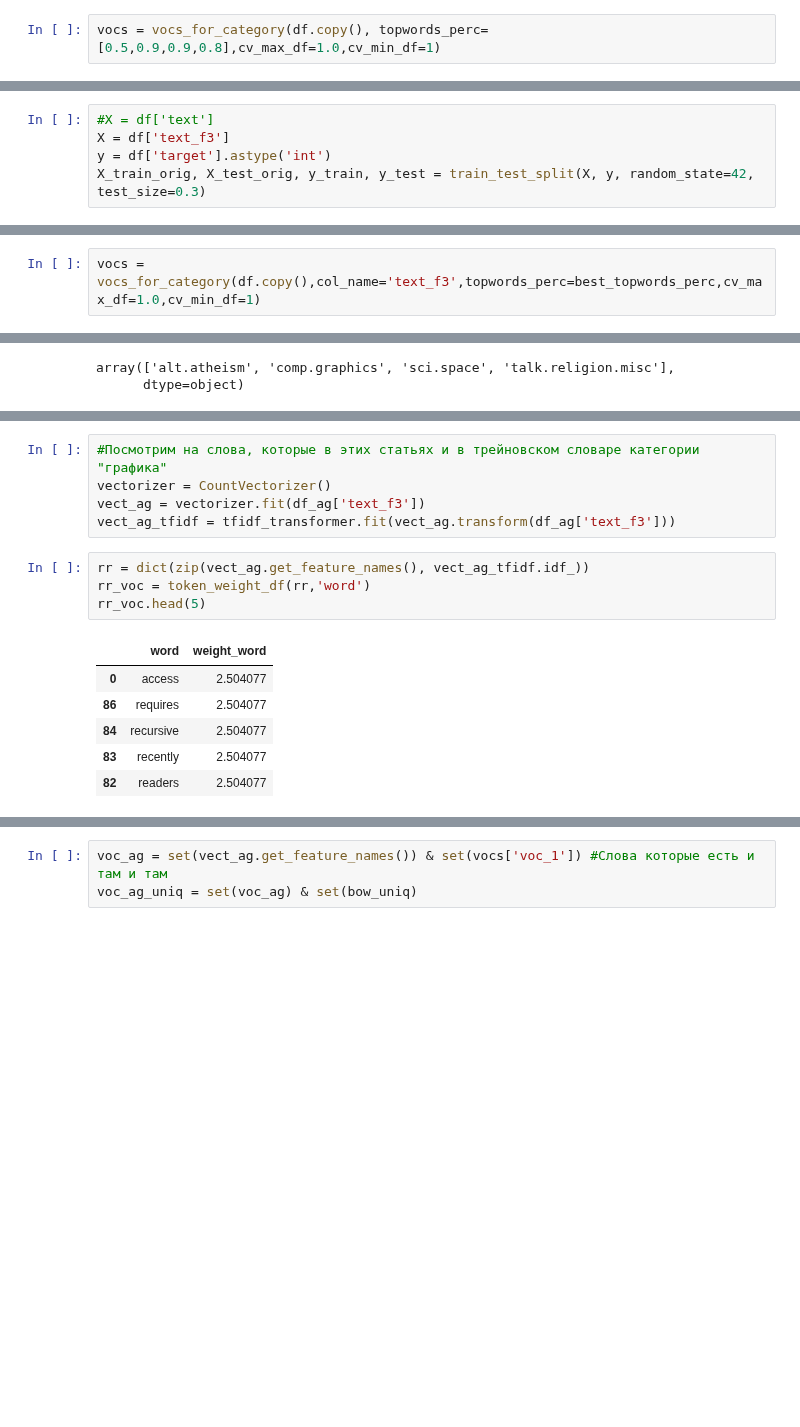
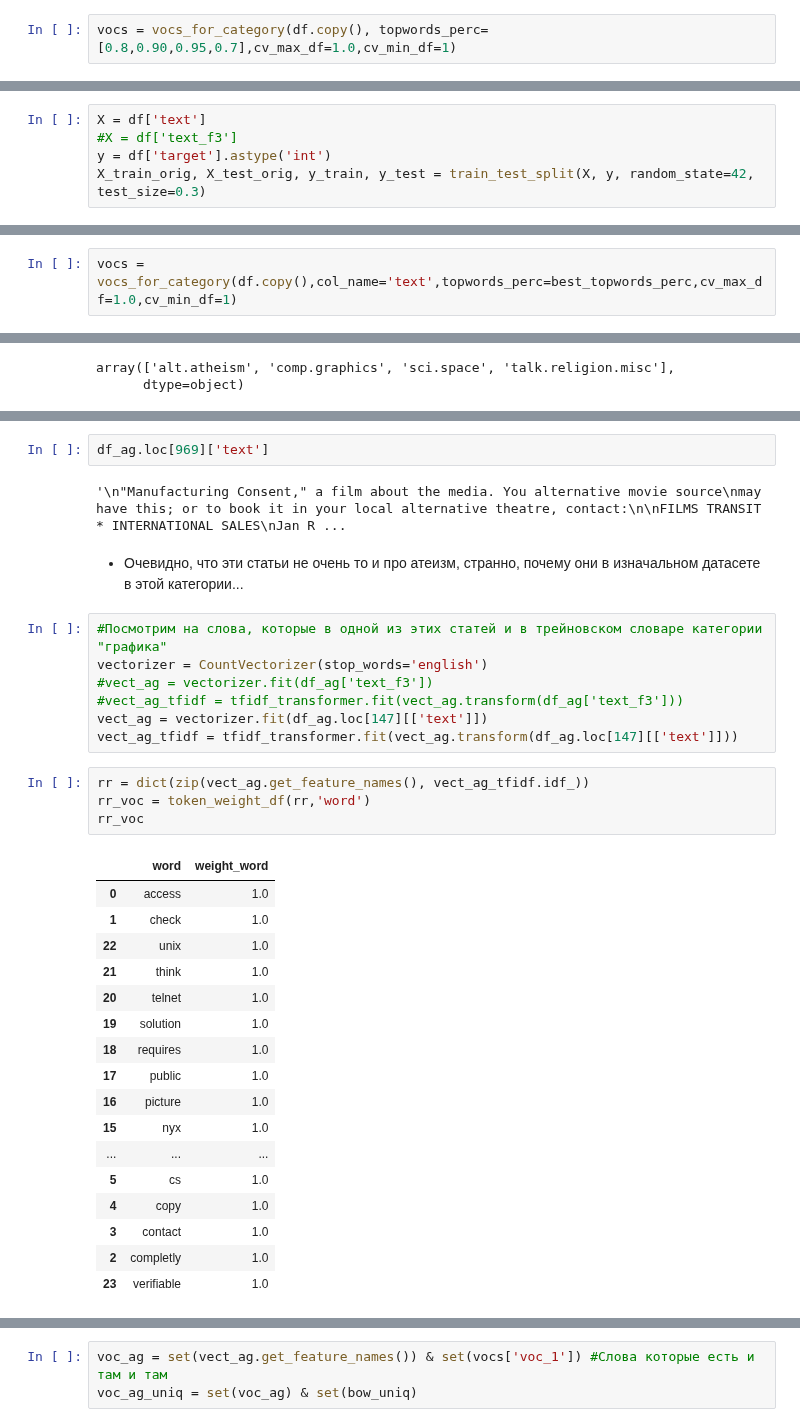
Before and after one commit to D7nis/Course-ML-Classic, a Jupyter notebook: Practice/7. Наивный Байес и Классификация текстов/07-text-classification-bayes_DDA.ipynb, the cells around one changed output, grey strips where cells are left out. Drawn from its saved outputs; the diff is of its cells as text; blank space fills up the shorter version.

```diff
--- a/Practice/7. Наивный Байес и Классификация текстов/07-text-classification-bayes_DDA.ipynb
+++ b/Practice/7. Наивный Байес и Классификация текстов/07-text-classification-bayes_DDA.ipynb
@@ -1028,5 +1019,5 @@ df['text_f3'] = df['text'].apply(lambda r: re_Parse(r,cv_parse=True,tresh=True,c
 # %%
-vocs = vocs_for_category(df.copy(), topwords_perc=[0.5,0.9,0.9,0.8],cv_max_df=1.0,cv_min_df=1)
+vocs = vocs_for_category(df.copy(), topwords_perc=[0.8,0.90,0.95,0.7],cv_max_df=1.0,cv_min_df=1)
 # %%
 #сформирую итоговый список слов для мешка слов
 voc_data = list(itertools.chain.from_iterable([*vocs.values()]))
@@ -1272,8 +1266,8 @@ if pipe_flag:
 # %% [markdown]
 Модель по лучшим параметрам:
 # %%
-#X = df['text']
-X = df['text_f3']
+X = df['text']
+#X = df['text_f3']
 y = df['target'].astype('int')
 X_train_orig, X_test_orig, y_train, y_test = train_test_split(X, y, random_state=42, test_size=0.3)
 # %%
@@ -1283,7 +1277,7 @@ cv_min_df= 1 #Параметры для CountVectorizer default 1
 cv_ngram_range=(1, 1) #Параметры для CountVectorizer default=(1, 1)
 best_alpha = 1
 # %%
-vocs = vocs_for_category(df.copy(),col_name='text_f3',topwords_perc=best_topwords_perc,cv_max_df=1.0,cv_min_df=1)
+vocs = vocs_for_category(df.copy(),col_name='text',topwords_perc=best_topwords_perc,cv_max_df=1.0,cv_min_df=1)
 # %%
 #сформирую итоговый список слов для мешка слов
 voc_data = list(itertools.chain.from_iterable([*vocs.values()]))
@@ -1464,19 +1446,38 @@ df_ag.head()
+# %%
+df_ag.loc[969]['text']
+# %% [output]
+'\n"Manufacturing Consent," a film about the media. You alternative movie source\nmay have this; or to book it in your local alternative theatre, contact:\n\nFILMS TRANSIT * INTERNATIONAL SALES\nJan R ...
+# %% [markdown]
+ - Очевидно, что эти статьи не очень то и про атеизм, странно, почему они в изначальном датасете в этой категории...
 # %%
-#Посмотрим на слова, которые в этих статьях и в трейновском словаре категории "графика"
-vectorizer = CountVectorizer()
-vect_ag = vectorizer.fit(df_ag['text_f3'])
-vect_ag_tfidf = tfidf_transformer.fit(vect_ag.transform(df_ag['text_f3']))
+#Посмотрим на слова, которые в одной из этих статей и в трейновском словаре категории "графика"
+vectorizer = CountVectorizer(stop_words='english')
+#vect_ag = vectorizer.fit(df_ag['text_f3'])
+#vect_ag_tfidf = tfidf_transformer.fit(vect_ag.transform(df_ag['text_f3']))
+vect_ag = vectorizer.fit(df_ag.loc[147][['text']])
+vect_ag_tfidf = tfidf_transformer.fit(vect_ag.transform(df_ag.loc[147][['text']]))
 # %%
 rr = dict(zip(vect_ag.get_feature_names(), vect_ag_tfidf.idf_))
 rr_voc = token_weight_df(rr,'word')
-rr_voc.head(5)
+rr_voc
 # %% [output]
 |  | word | weight_word |
-| 0 | access | 2.504077 |
-| 86 | requires | 2.504077 |
-| 84 | recursive | 2.504077 |
-| 83 | recently | 2.504077 |
-| 82 | readers | 2.504077 |
+| 0 | access | 1.0 |
+| 1 | check | 1.0 |
+| 22 | unix | 1.0 |
+| 21 | think | 1.0 |
+| 20 | telnet | 1.0 |
+| 19 | solution | 1.0 |
+| 18 | requires | 1.0 |
+| 17 | public | 1.0 |
+| 16 | picture | 1.0 |
+| 15 | nyx | 1.0 |
+| ... | ... | ... |
+| 5 | cs | 1.0 |
+| 4 | copy | 1.0 |
+| 3 | contact | 1.0 |
+| 2 | completly | 1.0 |
+| 23 | verifiable | 1.0 |
 # %%
 #трейновские слова графики
 vocs['voc_1']
```
Also changed, not shown: parts of 176 cells of this notebook.
